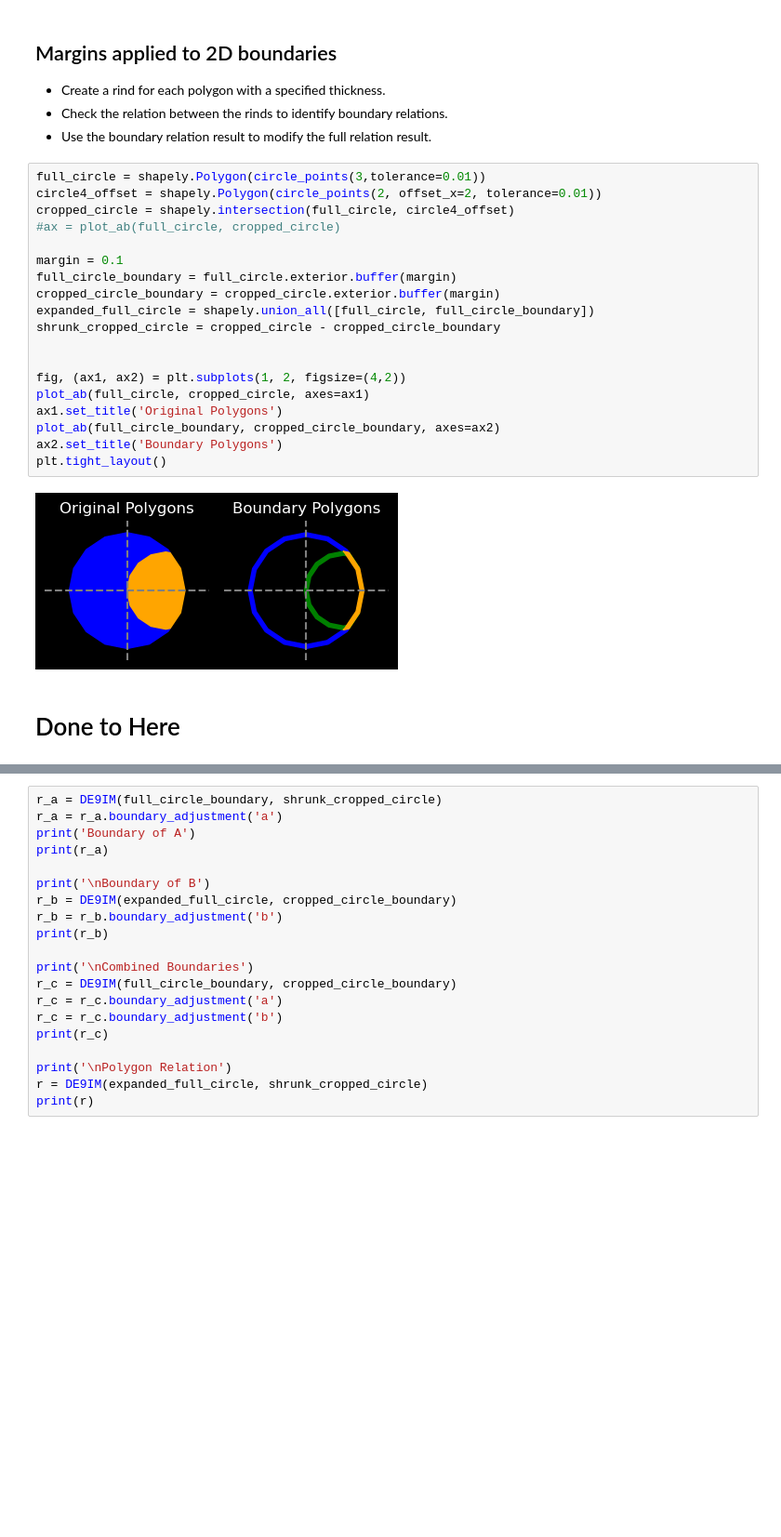
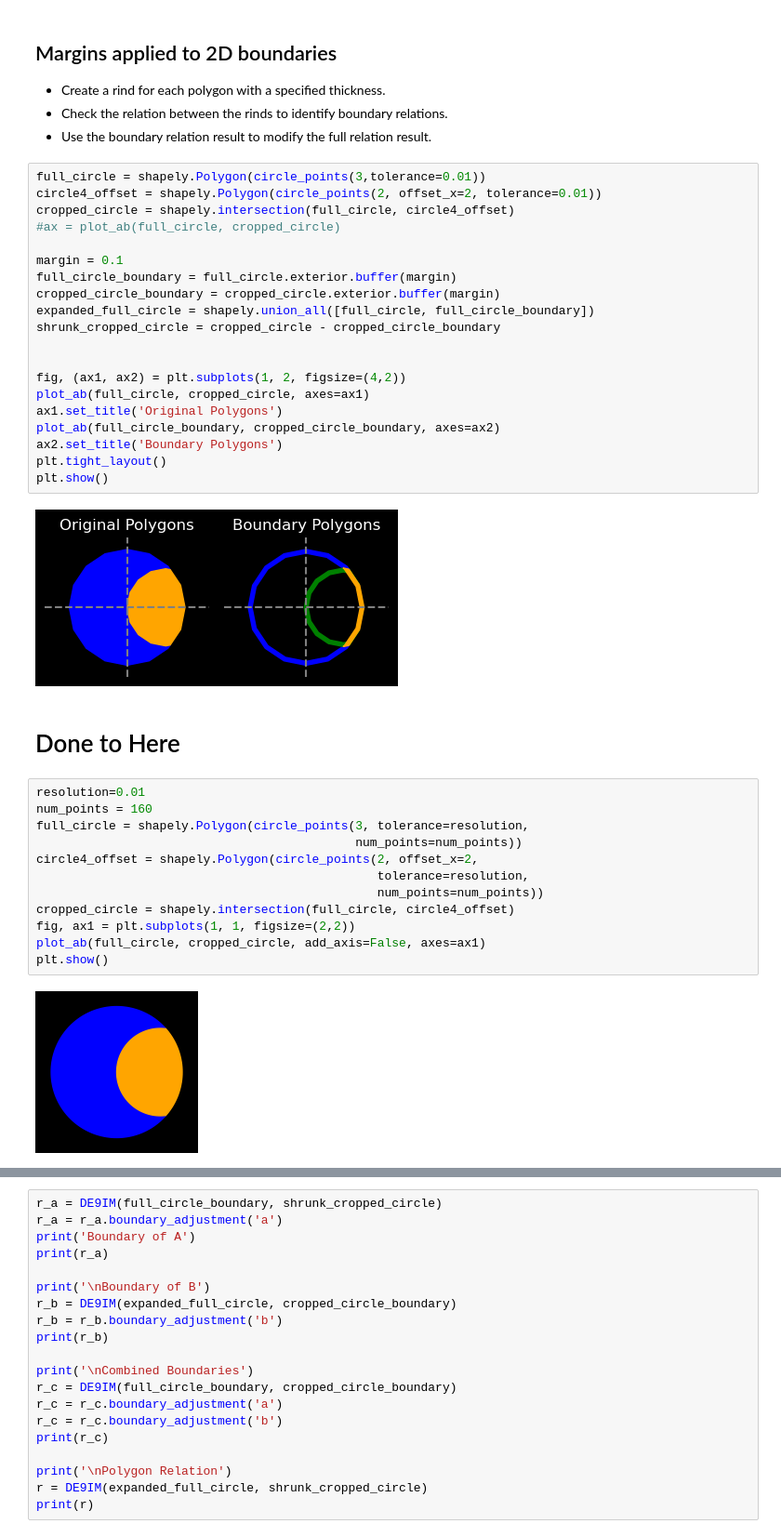
Before and after one commit to GregSal/StructureRelations, a Jupyter notebook: src/notebooks/relations/BoundaryRelationTests.ipynb, the cells around one changed output, grey strips where cells are left out. Shown at 93% size. Cells and saved outputs as stored; diff of their text form; blank space fills up the shorter version.

Commit message:
Created diagrams of buffered relations

```diff
--- a/src/notebooks/relations/BoundaryRelationTests.ipynb
+++ b/src/notebooks/relations/BoundaryRelationTests.ipynb
@@ -823,7 +823,22 @@ ax1.set_title('Original Polygons')
 plot_ab(full_circle_boundary, cropped_circle_boundary, axes=ax2)
 ax2.set_title('Boundary Polygons')
 plt.tight_layout()
+plt.show()
 # %% [output]
 [figure]
 # %% [markdown]
 # Done to Here
+# %%
+resolution=0.01
+num_points = 160
+full_circle = shapely.Polygon(circle_points(3, tolerance=resolution,
+                                            num_points=num_points))
+circle4_offset = shapely.Polygon(circle_points(2, offset_x=2,
+                                               tolerance=resolution,
+                                               num_points=num_points))
+cropped_circle = shapely.intersection(full_circle, circle4_offset)
+fig, ax1 = plt.subplots(1, 1, figsize=(2,2))
+plot_ab(full_circle, cropped_circle, add_axis=False, axes=ax1)
+plt.show()
+# %% [output]
+[figure, added]
```
Also changed, not shown: parts of 2 cells of this notebook, 20 other files.
